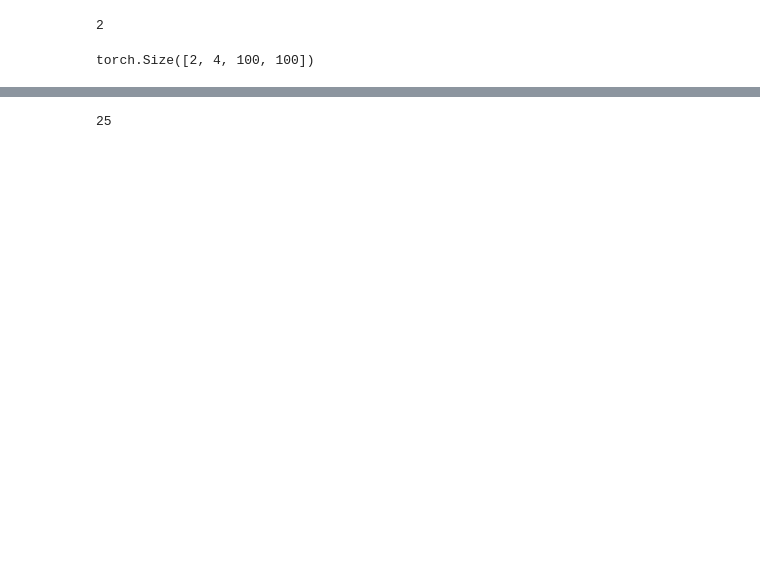
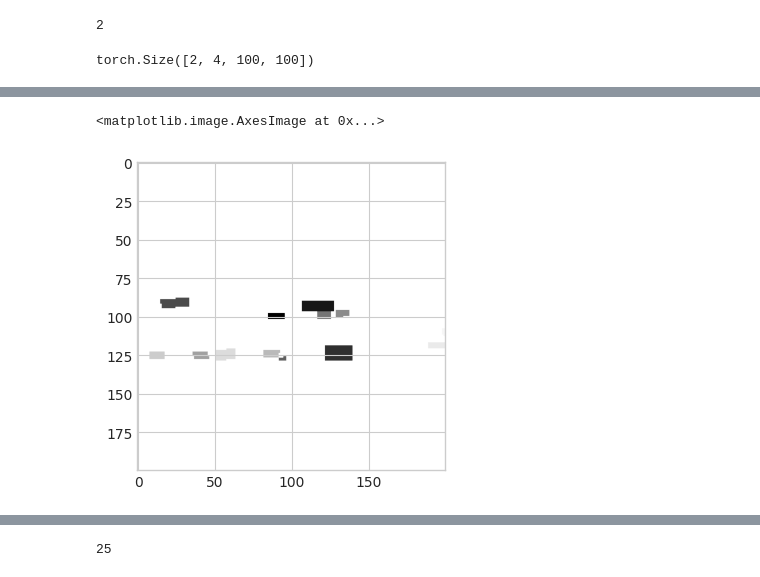
Before and after one commit to Faiir/EMT_BEV, a Jupyter notebook: vis_test.ipynb, the cells around one changed output, grey strips where cells are left out. Saved outputs shown, nothing was run; the diff lists cells and outputs as text; code cells hidden in the pictures; blank space fills up the shorter version.

```diff
--- a/vis_test.ipynb
+++ b/vis_test.ipynb
@@ -208,4 +190,22 @@ warper = FeatureWarper(grid_conf=grid_conf)
 # %% [output]
 projects.mmdet3d_plugin
+# %%
+dataset = build_dataset(cfg.data.test)
+data_loader = build_dataloader(
+    dataset,
+    samples_per_gpu=1,
+    workers_per_gpu=cfg.data.workers_per_gpu,
+    dist=False,
+    shuffle=False)
+
+
+grid_conf = {
+    "xbound": [-50.0, 50.0, 0.5],
+    "ybound": [-50.0, 50.0, 0.5],
+    "zbound": [-10.0, 10.0, 20.0],
+    "dbound": [1.0, 60.0, 1.0],
+}
+
+warper = FeatureWarper(grid_conf=grid_conf)
 # %%
 iter_loader =iter(data_loader)
@@ -236,2 +213,0 @@ gt_instances = sample["motion_instance"][0]
-# %%
-segmentation_labels = sample["motion_segmentation"][0]
@@ -350,0 +309,3 @@ len(target_list)
+# %%
+target_list=target_list[0][0]
+target_list["labels"]
@@ -350,0 +367,6 @@ len(target_list)
+# %%
+plt.figure(0, figsize=(18, 4))
+plt.imshow(gt_instance[0])
+# %% [output]
+<matplotlib.image.AxesImage at 0x...>
+[figure, added]
```
Also changed, not shown: parts of 29 cells of this notebook, 9 other files.
